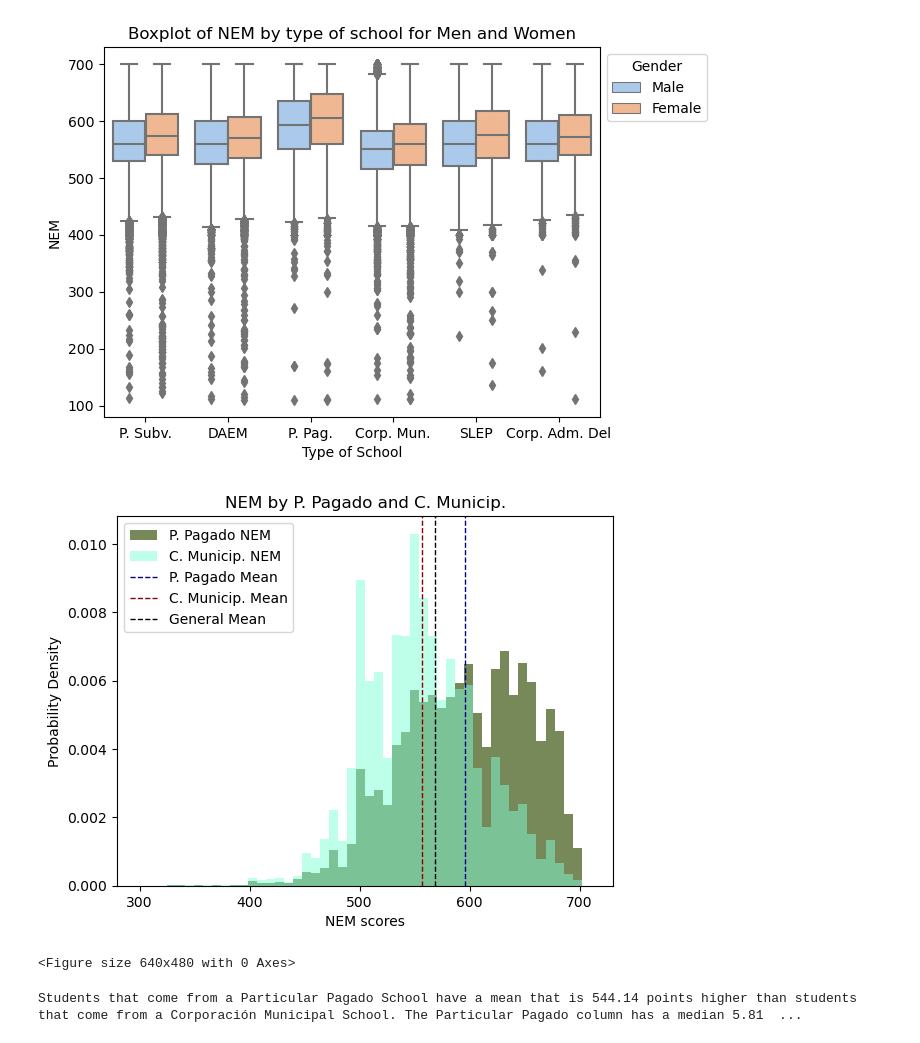
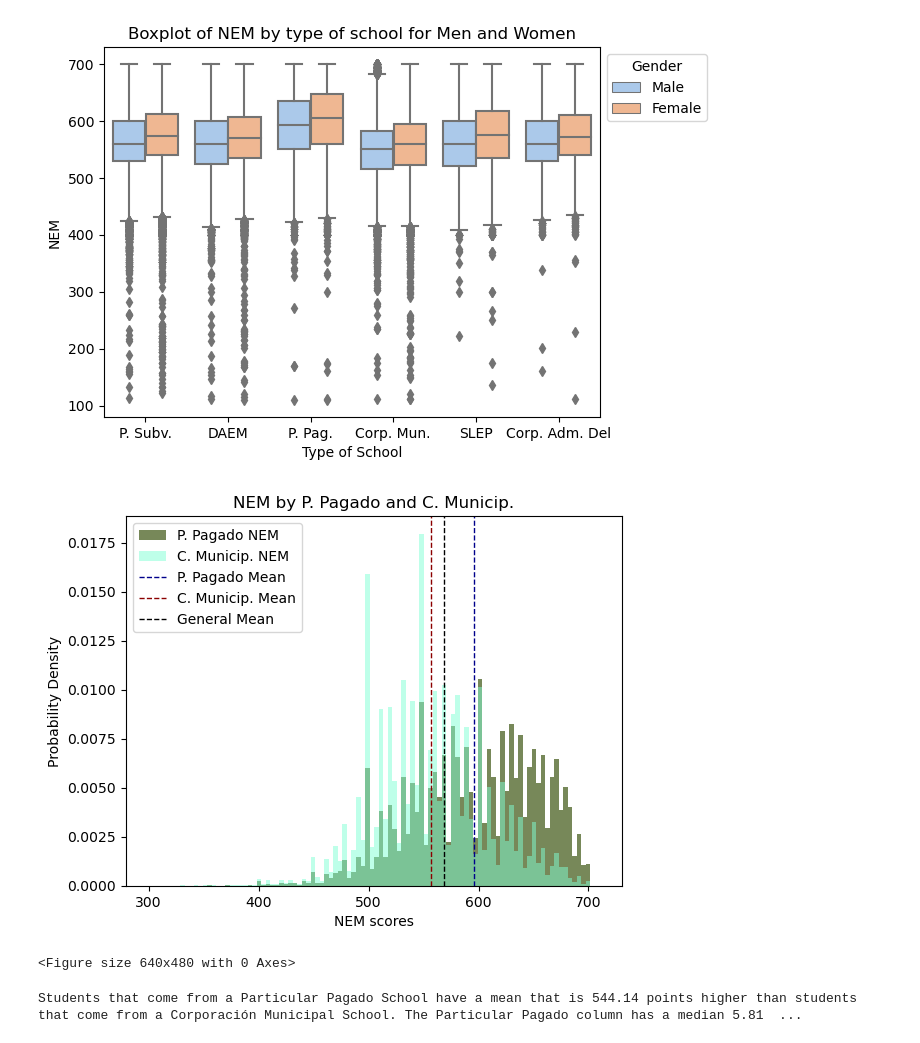
Before and after one commit to Claudio-AhumadaL/Chilean-State-Scholarship-Apllications-Data-2022, a Jupyter notebook: Data_postulacionesBecas_Claudio-AhumadaL.ipynb, the cells around one changed output. Drawn from its saved outputs; the diff is of its cells as text; code cells hidden in the pictures.

Commit message:
Changes bins to 100
Change bins from 50 to 100 in every histogram except Number of Students vs Age

```diff
--- a/Data_postulacionesBecas_Claudio-AhumadaL.ipynb
+++ b/Data_postulacionesBecas_Claudio-AhumadaL.ipynb
@@ -279,20 +279,20 @@ plt.show()
 # %%
 # The highest difference seems to happen between Particulares Pagados and Corporación Municipal.
 
 # Histogram of NEM by Particular Pagado and Corporación municipal
-plt.hist(x = students_ppagado["NEM"], alpha=0.8, color="darkolivegreen", density = True, label = "P. Pagado NEM", range = [300, 710], bins = 50)
-plt.hist(x = students_corpmunicipal["NEM"], alpha=0.5, color="aquamarine", density = True, label ="C. Municip. NEM", range = [300, 710], bins = 50)
+plt.hist(x = students_ppagado["NEM"], alpha=0.8, color="darkolivegreen", density = True, label = "P. Pagado NEM", range = [300, 710], bins = 100)
+plt.hist(x = students_corpmunicipal["NEM"], alpha=0.5, color="aquamarine", density = True, label ="C. Municip. NEM", range = [300, 710], bins = 100)
 plt.axvline(ppagado_sstatistics[0], color='darkblue', linestyle='dashed', linewidth=1, label = "P. Pagado Mean")
 plt.axvline(corpmunicipal_sstatistics[0], color='darkred', linestyle='dashed', linewidth=1, label = "C. Municip. Mean")
 plt.axvline(data_postulaciones["NEM"].mean(), color='k', linestyle='dashed', linewidth=1, label = "General Mean")
 plt.legend(loc = "upper left")
 plt.xlabel('NEM scores')
 plt.ylabel('Probability Density')
 plt.title("NEM by P. Pagado and C. Municip.")
 plt.show()
 plt.clf()
 # %% [output]
-[figure, old version]
+[figure, new version]
 <Figure size 640x480 with 0 Axes>
 # %%
 # Mean and median differences between P. Pagado's NEM and C. Municipal's NEM
```
Also changed, not shown: parts of 5 cells of this notebook.
